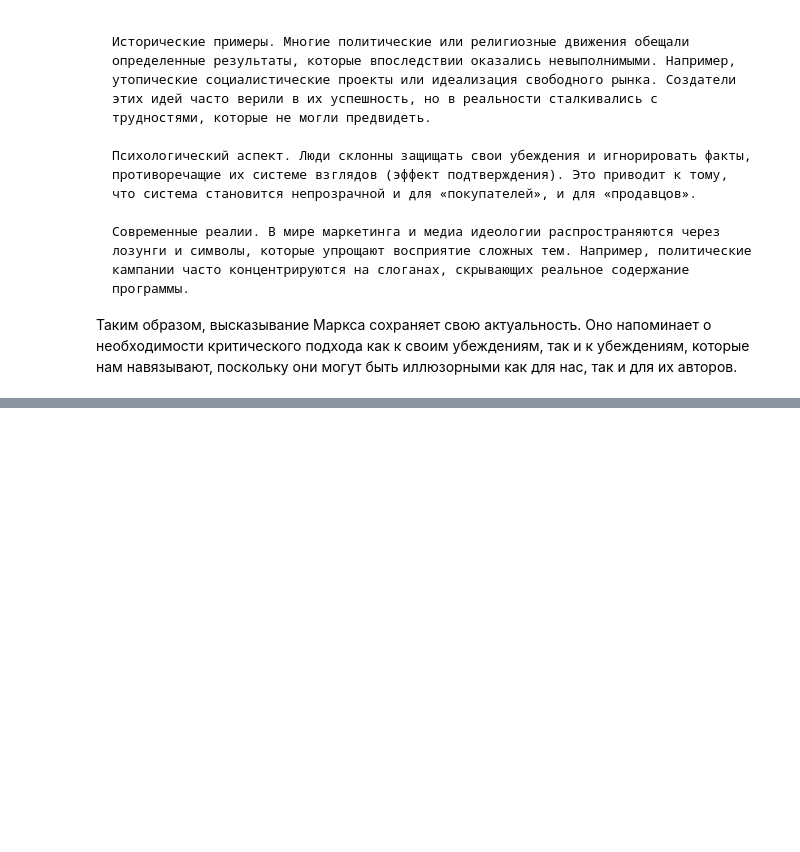
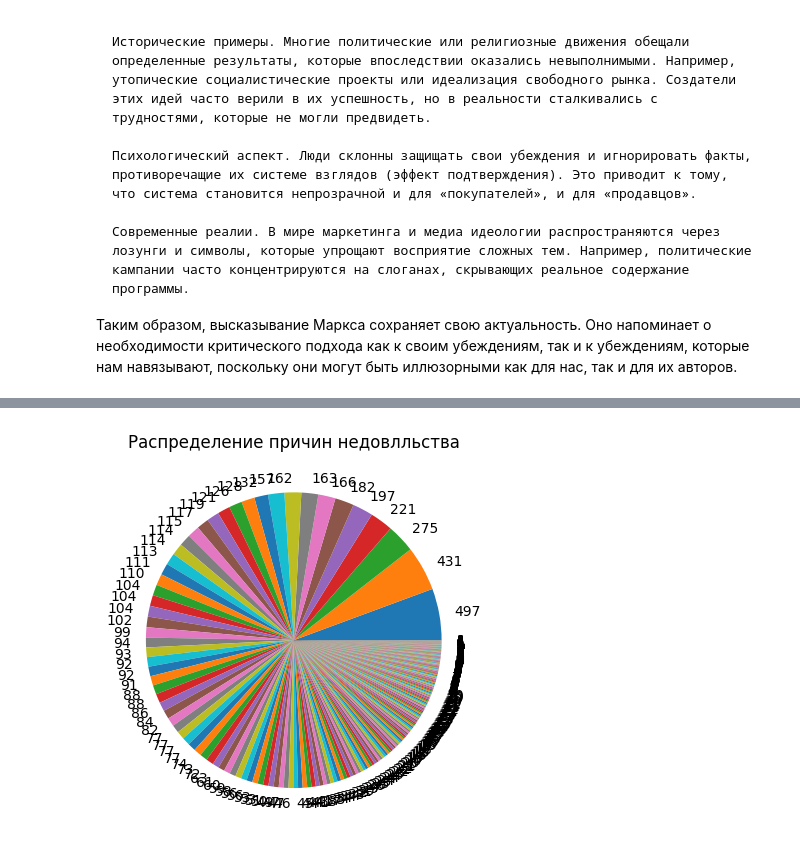
Before and after one commit to maxim-polyakov/Post_bank_task, a Jupyter notebook: Post_bank_task.ipynb, the cells around one changed output, grey strips where cells are left out. Drawn from its saved outputs; the diff is of its cells as text; code cells hidden in the pictures; blank space fills up the shorter version.

```diff
--- a/Post_bank_task.ipynb
+++ b/Post_bank_task.ipynb
@@ -78,0 +148,9 @@
+# %%
+x = sdf['Причина недовольства']
+y = sdf['Причина недовольства'].value_counts(normalize=False)
+# %%
+plt.pie(y, labels = y)
+plt.title("Распределение причин недовлльства")
+plt.show()
+# %% [output]
+[figure, added]
```
Also changed, not shown: parts of 50 cells of this notebook, 4 other files.
